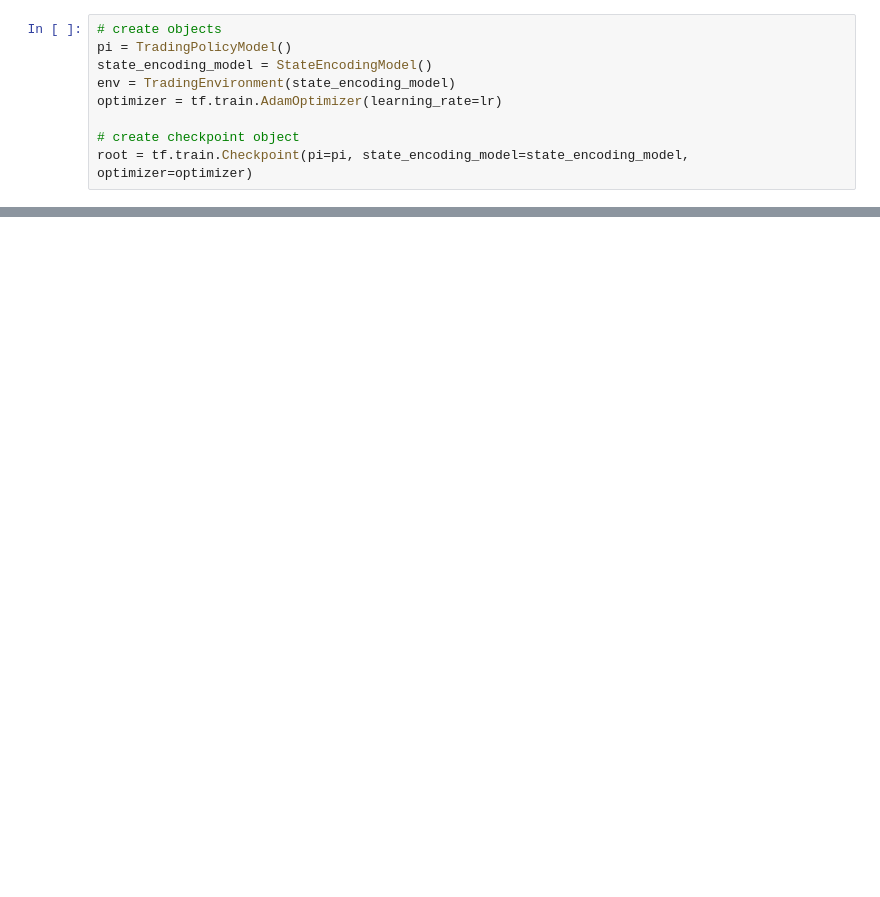
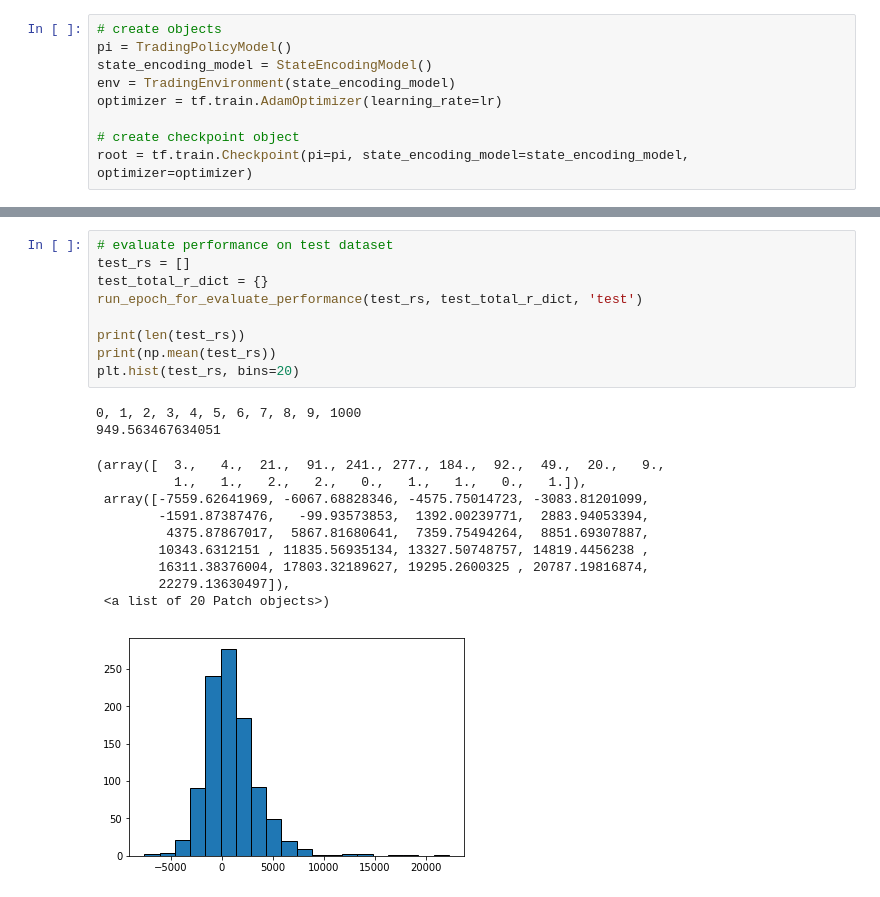
Before and after one commit to wywongbd/pairstrade-fyp-2019, a Jupyter notebook: model/trading_model.ipynb, the cells around one changed output, grey strips where cells are left out. Drawn from its saved outputs; the diff is of its cells as text; blank space fills up the shorter version.

```diff
--- a/model/trading_model.ipynb
+++ b/model/trading_model.ipynb
@@ -582,0 +731,22 @@ plt.hist(rs)
+# %%
+# evaluate performance on test dataset
+test_rs = []
+test_total_r_dict = {}
+run_epoch_for_evaluate_performance(test_rs, test_total_r_dict, 'test')
+
+print(len(test_rs))
+print(np.mean(test_rs))
+plt.hist(test_rs, bins=20)
+# %% [output]
+0, 1, 2, 3, 4, 5, 6, 7, 8, 9, 1000
+949.563467634051
+(array([  3.,   4.,  21.,  91., 241., 277., 184.,  92.,  49.,  20.,   9.,
+          1.,   1.,   2.,   2.,   0.,   1.,   1.,   0.,   1.]),
+ array([-7559.62641969, -6067.68828346, -4575.75014723, -3083.81201099,
+        -1591.87387476,   -99.93573853,  1392.00239771,  2883.94053394,
+         4375.87867017,  5867.81680641,  7359.75494264,  8851.69307887,
+        10343.6312151 , 11835.56935134, 13327.50748757, 14819.4456238 ,
+        16311.38376004, 17803.32189627, 19295.2600325 , 20787.19816874,
+        22279.13630497]),
+ <a list of 20 Patch objects>)
+[figure, added]
```
Also changed, not shown: parts of 17 cells of this notebook.
